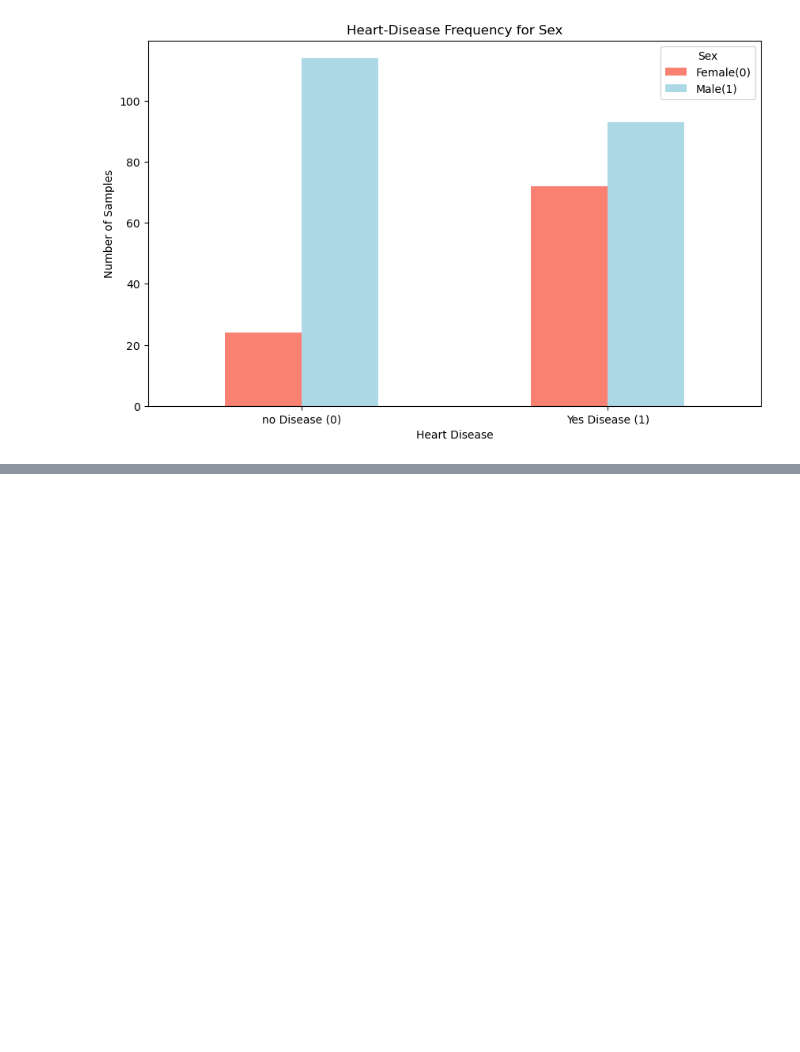
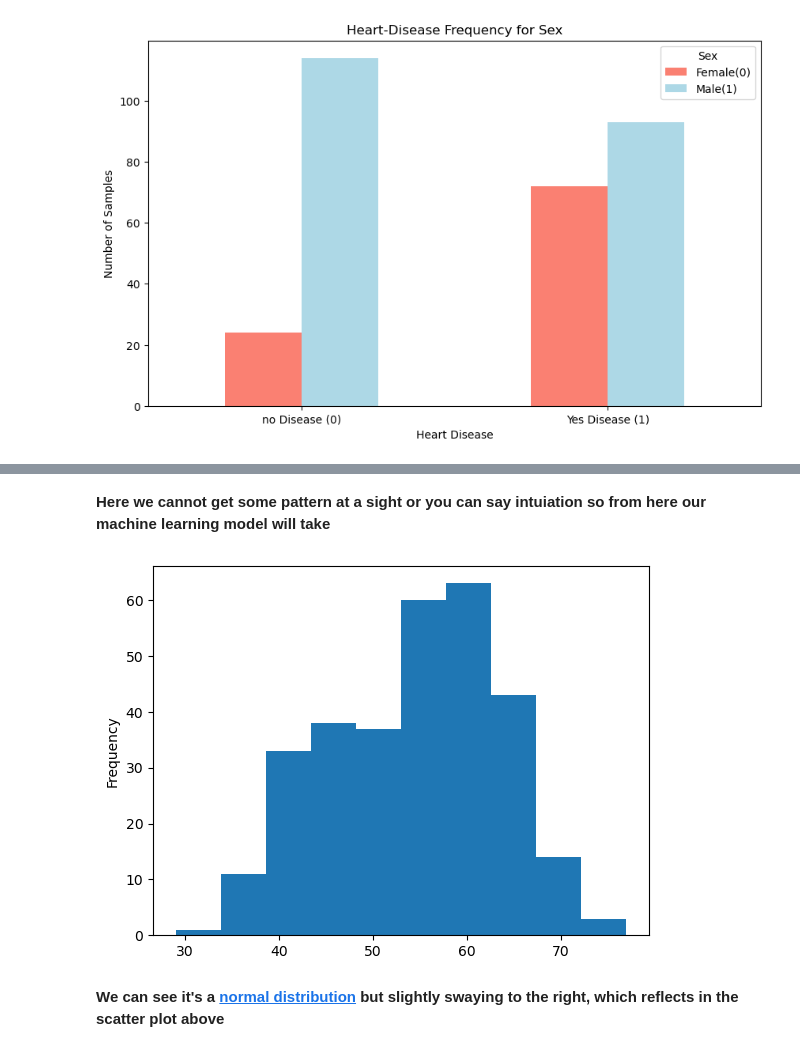
Before and after one commit to Eakempreet/Learning-ML-Projects, a Jupyter notebook: Heart-Disease-Project-1/end-to-end-heart-disease-classification.ipynb, the cells around one changed output, grey strips where cells are left out. Saved outputs shown, nothing was run; the diff lists cells and outputs as text; code cells hidden in the pictures; blank space fills up the shorter version.

```diff
--- a/Heart-Disease-Project-1/end-to-end-heart-disease-classification.ipynb
+++ b/Heart-Disease-Project-1/end-to-end-heart-disease-classification.ipynb
@@ -263,0 +313,9 @@ plt.legend(["Female(0)", "Male(1)"], title="Sex");
+# %% [markdown]
+**Here we cannot get some pattern at a sight or you can say intuiation so from here our machine learning model will take**
+# %%
+# Check the distribution of the age column with a histogram
+df['age'].plot.hist();
+# %% [output]
+[figure, added]
+# %% [markdown]
+**We can see it's a [normal distribution](https://en.wikipedia.org/wiki/Normal_distribution) but slightly swaying to the right, which reflects in the scatter plot above**
```
Also changed, not shown: parts of 12 cells of this notebook.
